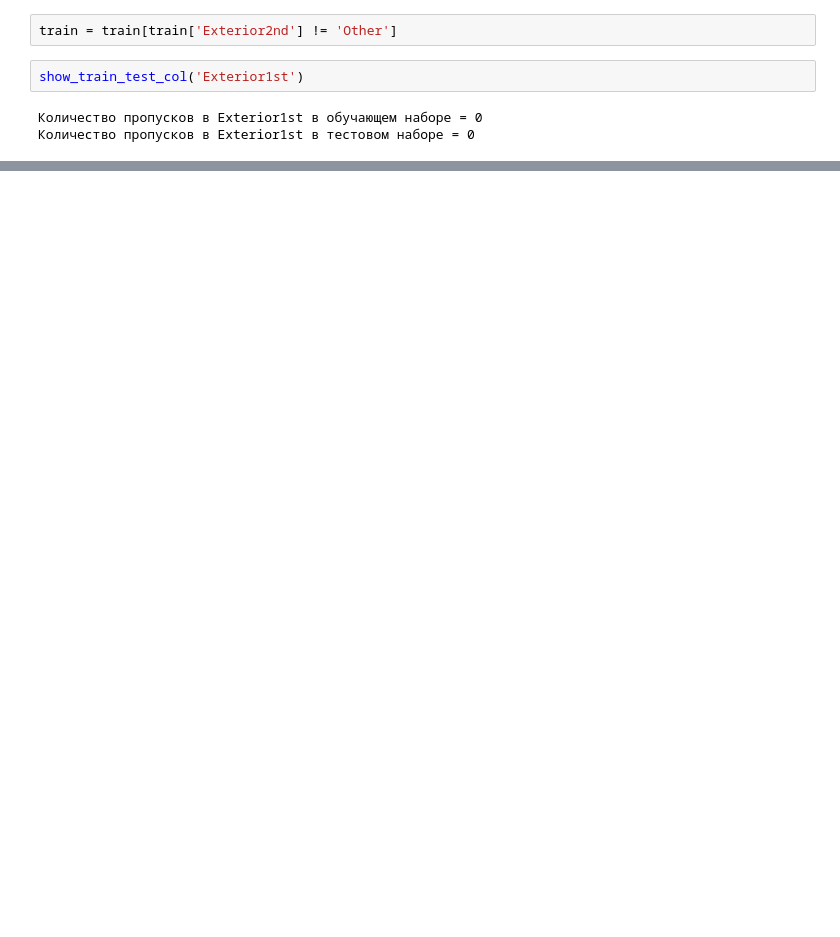
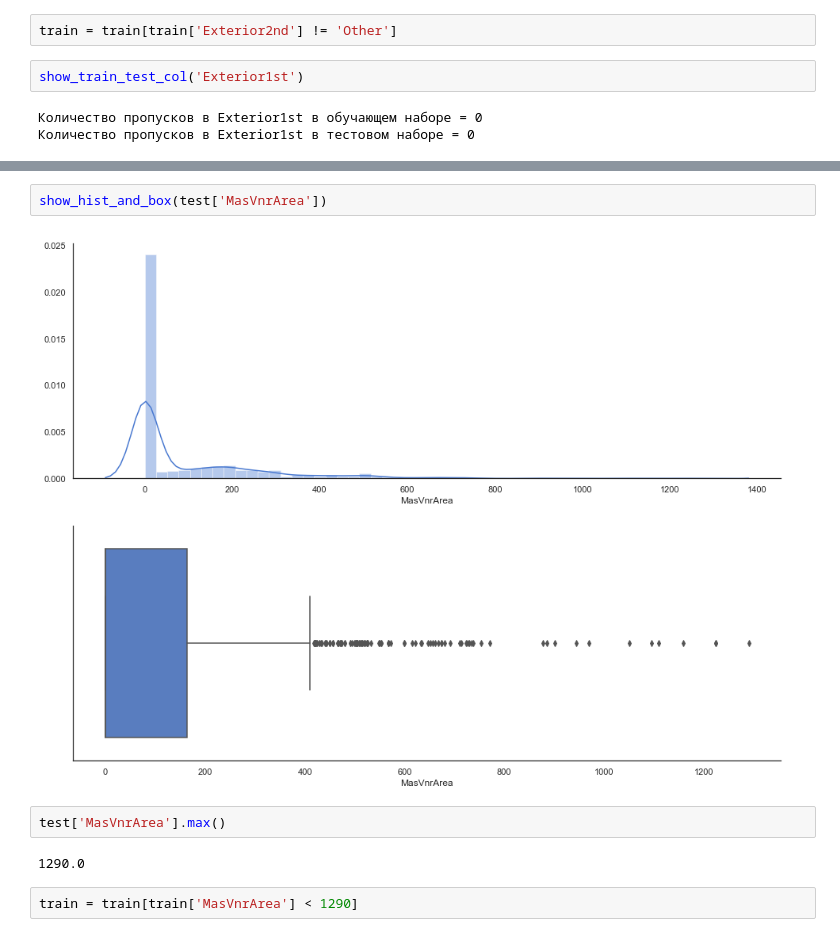
Before and after one commit to rusantsovsv/my_kaggle, a Jupyter notebook: house_prices/house_prices_cleaning.ipynb, the cells around one changed output, grey strips where cells are left out. Cells and saved outputs as stored; diff of their text form; blank space fills up the shorter version.

```diff
--- a/house_prices/house_prices.ipynb
+++ b/house_prices/house_prices_cleaning.ipynb
@@ -1047,0 +1081,10 @@ show_train_test_col('Exterior1st')
+# %%
+show_hist_and_box(test['MasVnrArea'])
+# %% [output]
+[figure, added]
+# %%
+test['MasVnrArea'].max()
+# %% [output]
+1290.0
+# %%
+train = train[train['MasVnrArea'] < 1290]
```
Also changed, not shown: parts of 165 cells of this notebook.
